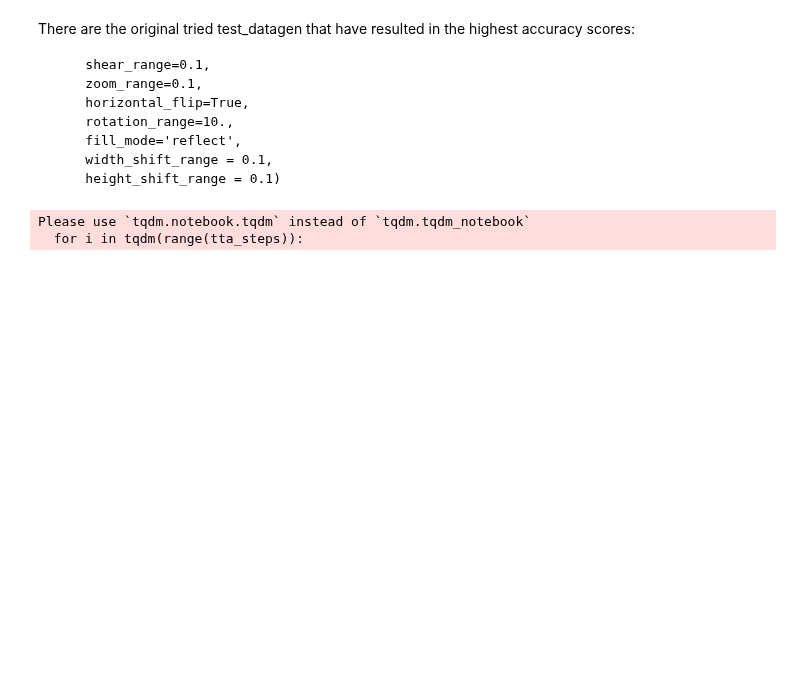
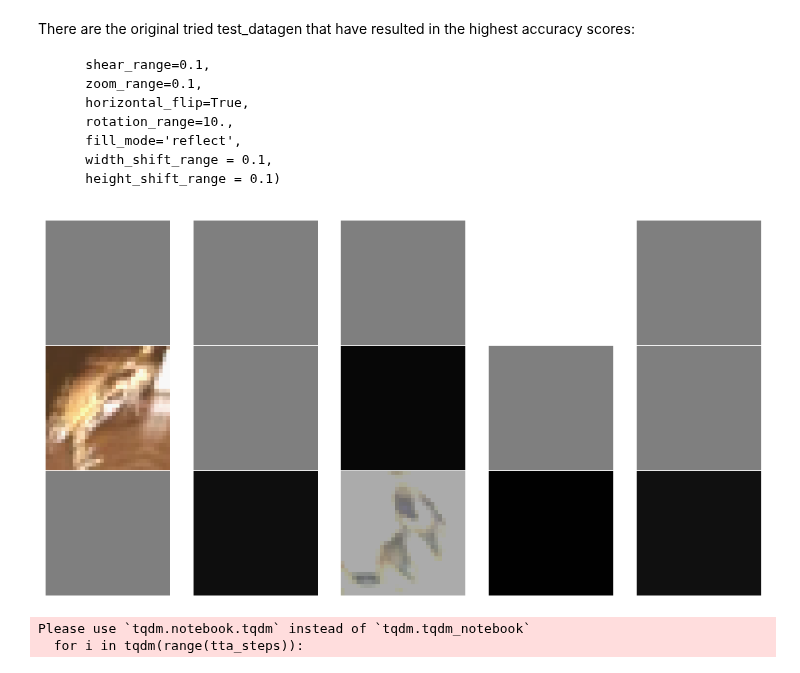
Before and after one commit to RachelRamirez/tta, a Jupyter notebook: TTA_experiments_only.ipynb, the cells around one changed output. Cells and saved outputs as stored; diff of their text form; code cells hidden in the pictures; blank space fills up the shorter version.

```diff
--- a/TTA_experiments_only.ipynb
+++ b/TTA_experiments_only.ipynb
@@ -412,7 +412,7 @@ There are the original tried test_datagen that have resulted in the highest accu
         height_shift_range = 0.1)
 # %%
 params = {'rotation_range': 10,
-          'shear_range': 45,
+          'shear_range': 20,
           'zoom_range' : 0.1,
           'horizontal_flip': True,
           'width_shift_range' : 0.1,
@@ -427,8 +427,8 @@ params = {'rotation_range': 10,
           'width_shift_range'	: 0.1,
           'height_shift_range'  : 0.1,
 
-          'brightness_range' : (1,1.5),
-          'channel_shift_range': 25,
+          'brightness_range' : (1.1,1.5),
+          'channel_shift_range': 10,
           'fill_mode' : 'reflect',
 
             # 'constant': kkkkkkkk|abcd|kkkkkkkk (cval=k)
@@ -465,48 +465,46 @@ test_datagen = ImageDataGenerator(
 # %%
 # # # My TTA was 0.09, which makes me think there is a disconnect between the types of format for x_train, x_val, or x_test being in the format specified here between -1 and 1 and the TTA notebook where it is simply between 0 and 1.
 # # # So my first step is to try to display the pictures
-# # display_datagen = ImageDataGenerator(
-# #       preprocessing_function=revertscale_fn,   #yay that worked
-# #       rescale = 1./255,
-# # )
+display_datagen = ImageDataGenerator(
+      preprocessing_function=revertscale_fn,   #yay that worked
+      rescale = 1./255,
+        shear_range=params['shear_range'],
+        zoom_range=params['zoom_range'],
+        horizontal_flip=params['horizontal_flip'],
+        rotation_range= params['rotation_range'],
+        fill_mode=params['fill_mode'] ,
+        width_shift_range = params['width_shift_range'],
+        height_shift_range = params['height_shift_range'],
 
-# sample_datagen = ImageDataGenerator(
+       featurewise_center = params['featurewise_center'],
+       samplewise_center  = params['samplewise_center'],
+       featurewise_std_normalization = params['featurewise_std_normalization'],
+       samplewise_std_normalization = params['samplewise_std_normalization'],
 
-#       # preprocessing_function=revertscale_fn,   #yay that worked
-#       # rescale = 1./255,
-#       shear_range=params['shear_range'],
-#         zoom_range=params['zoom_range'],
-#         horizontal_flip=params['horizontal_flip'],
-#         rotation_range= params['rotation_range'],
-#         fill_mode=params['fill_mode'] ,
-#         width_shift_range = params['width_shift_range'],
-#         height_shift_range = params['height_shift_range'],
+        zca_whitening = params['zca_whitening'],
 
-#        featurewise_center = params['featurewise_center'],
-#         samplewise_center  = params['samplewise_center'],
-#         featurewise_std_normalization = params['featurewise_std_normalization'],
-#         samplewise_std_normalization = params['samplewise_std_normalization'],
+        brightness_range = params['brightness_range'],
 
-#         zca_whitening = params['zca_whitening'],
+        channel_shift_range = params['channel_shift_range'],
+        vertical_flip = params['vertical_flip'],
 
-#         brightness_range = params['brightness_range'],
 
-#         channel_shift_range = params['channel_shift_range'],
-#         vertical_flip = params['vertical_flip']
-#         )
+)
 
-# # # sample_datagen.fit(x_train)
+display_datagen.fit(x_train)
 
-# # plt.figure(figsize=(10,5))
+plt.figure(figsize=(10,5))
 
-# # for X_batch, y_batch in display_datagen.flow(sample_datagen.flow(x_train, y_train, batch_size=15)):
-# #     for i in range(0, 15):
-# #         plt.subplot(3, 5, i+1)
-# #         plt.imshow(X_batch[i].reshape(32, 32, 3), cmap=plt.get_cmap('gray'))
-# #         plt.axis('off')
-# #     plt.tight_layout(pad=0.1)
-# #     plt.show()
-# #     break
+for X_batch, y_batch in display_datagen.flow(x_train, y_train, batch_size=15):
+    for i in range(0, 15):
+        plt.subplot(3, 5, i+1)
+        plt.imshow(X_batch[i].reshape(32, 32, 3), cmap=plt.get_cmap('gray'))
+        plt.axis('off')
+    plt.tight_layout(pad=0.1)
+    plt.show()
+    break
+# %% [output]
+[figure, added]
 # %%
 # # My TTA was 0.09, which makes me think there is a disconnect between the types of format for x_train, x_val, or x_test being in the format specified here between -1 and 1 and the TTA notebook where it is simply between 0 and 1.
 # # So my first step is to try to display the pictures
```
Also changed, not shown: parts of 3 cells of this notebook.
